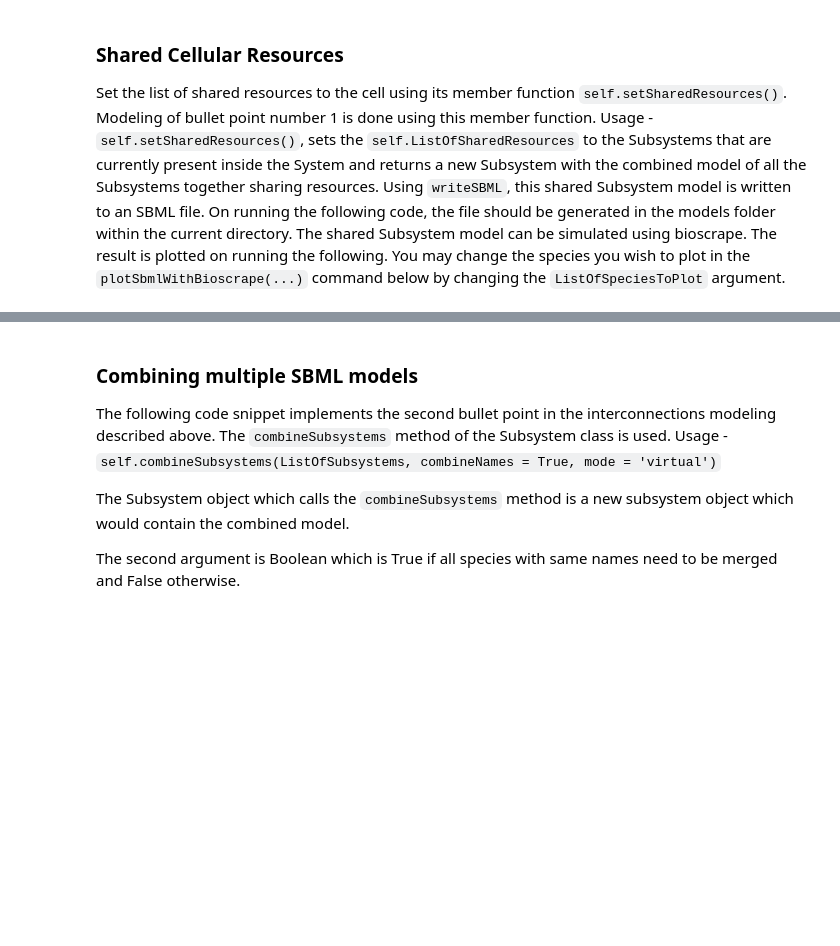
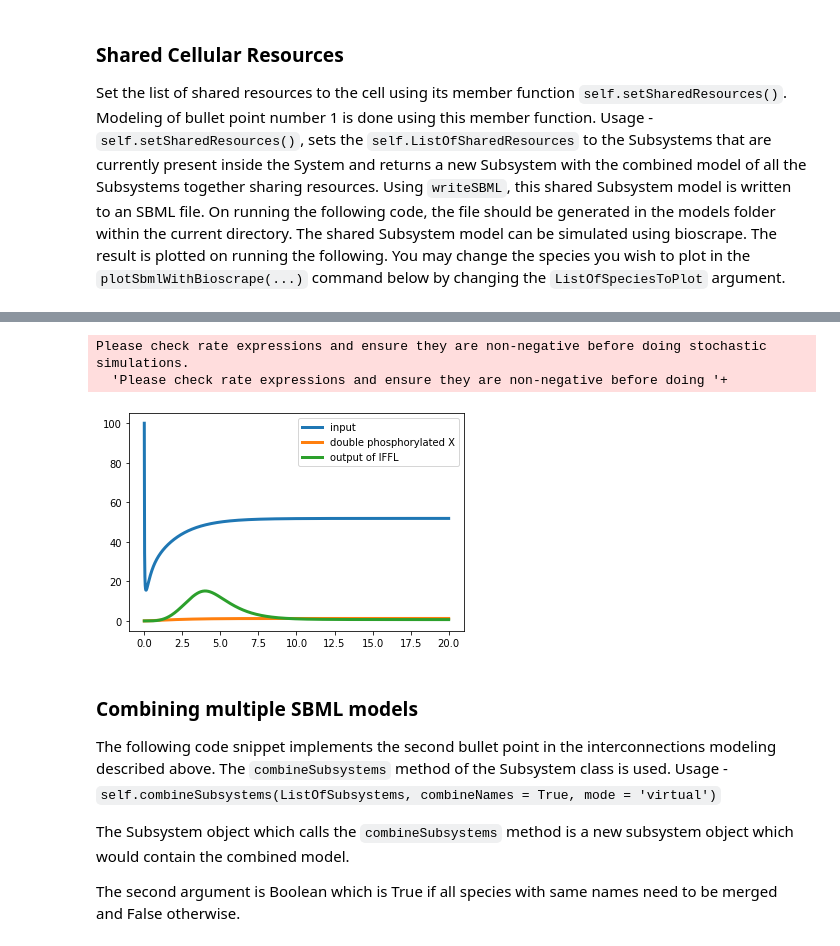
Before and after one commit to BuildACell/subsbml, a Jupyter notebook: tutorials/tutorial_interconnection.ipynb, the cells around one changed output, grey strips where cells are left out. Drawn from its saved outputs; the diff is of its cells as text; code cells hidden in the pictures; blank space fills up the shorter version.

```diff
--- a/tutorials/tutorial_interconnection.ipynb
+++ b/tutorials/tutorial_interconnection.ipynb
@@ -67,3 +54,23 @@ Please check rate expressions and ensure they are non-negative before doing stoc
+# %%
+shared_model = cell.setSharedResources()
+shared_ss = Subsystem(shared_model)
+libsbml.writeSBML(shared_model,'models/DP_IFFL_shared.xml')
+timepoints = np.linspace(0,20,1000)
+
+input_id = shared_ss.getSpeciesByName('inP').getId()
+X_P_P_id = shared_ss.getSpeciesByName('X:P:P')[0].getId() # There are multiple X:P:P named species (choosing the first)
+out_IFFL_id = shared_ss.getSpeciesByName('out_IFFL').getId()
+results, _ = shared_ss.simulateWithBioscrape(timepoints)
+import pylab as plt
+plt.plot(timepoints, results[input_id], label = 'input', linewidth = 3)
+plt.plot(timepoints, results[X_P_P_id], label = 'double phosphorylated X', linewidth = 3)
+plt.plot(timepoints, results[out_IFFL_id], label = 'output of IFFL', linewidth = 3)
+plt.legend()
+plt.show()
+# %% [output]
+Please check rate expressions and ensure they are non-negative before doing stochastic simulations.
+  'Please check rate expressions and ensure they are non-negative before doing '+
+[figure, added]
 # %% [markdown]
 ### Combining multiple SBML models
 The following code snippet implements the second bullet point in the interconnections modeling described above. The `combineSubsystems` method of the Subsystem class is used.
```
Also changed, not shown: parts of 5 cells of this notebook, 22 other files.
